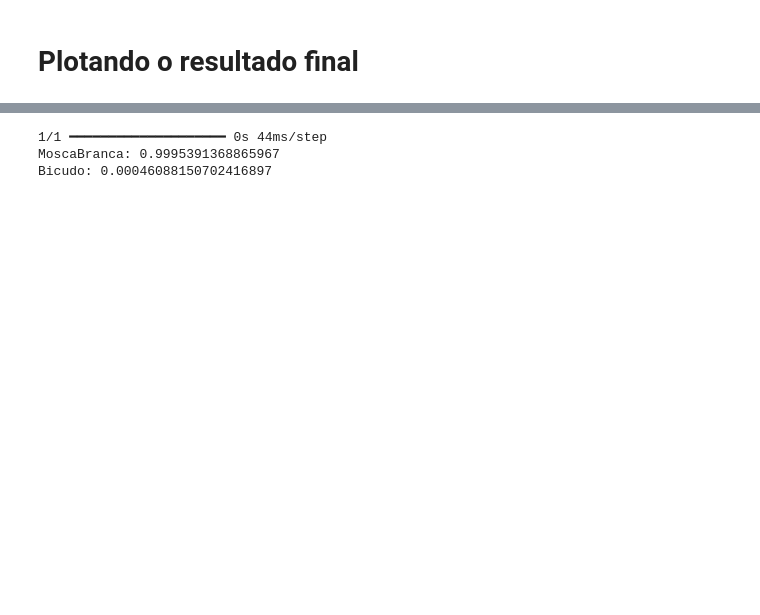
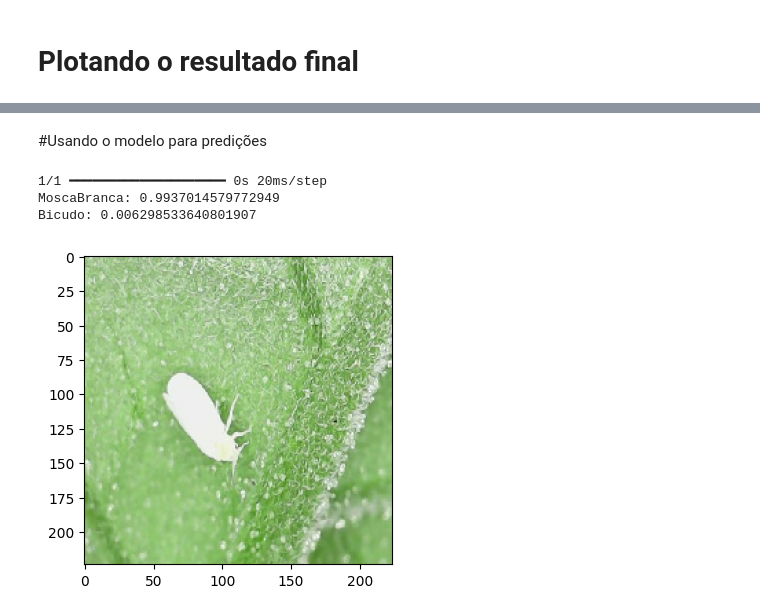
Before and after one commit to phaa/dio-baires-dev, a Jupyter notebook: dio_transfer_learning.ipynb, the cells around one changed output, grey strips where cells are left out. Drawn from its saved outputs; the diff is of its cells as text; code cells hidden in the pictures; blank space fills up the shorter version.

```diff
--- a/dio_transfer_learning.ipynb
+++ b/dio_transfer_learning.ipynb
@@ -297,0 +302,7 @@ Acurácia no conjunto de testes: 0.90625
+# %%
+img, x = get_image('/content/BairesDev-DIO/Dataset-Pragas/MoscaBranca/MoscaBranca04.png')
+probabilities = model.predict([x])
+split_categories = list(map(lambda cat: cat.split('/')[-1], categories))
+
+for i in range(probabilities.size):
+  print('{0}: {1}'.format(split_categories[i], probabilities[0][i]))
@@ -437,11 +450,18 @@ Acurácia no conjunto de testes: 0.96875
+# %% [markdown]
+#Usando o modelo para predições
 # %%
 img, x = get_image('/content/BairesDev-DIO/Dataset-Pragas/MoscaBranca/MoscaBranca04.png')
+
+plt.figure(figsize=(20,4))
+plt.imshow(img);
+
 probabilities = model_new.predict([x])
 split_categories = list(map(lambda cat: cat.split('/')[-1], categories))
 
 for i in range(probabilities.size):
   print('{0}: {1}'.format(split_categories[i], probabilities[0][i]))
 # %% [output]
-1/1 ━━━━━━━━━━━━━━━━━━━━ 0s 44ms/step
-MoscaBranca: 0.9995391368865967
-Bicudo: 0.00046088150702416897
+1/1 ━━━━━━━━━━━━━━━━━━━━ 0s 20ms/step
+MoscaBranca: 0.9937014579772949
+Bicudo: 0.006298533640801907
+[figure, added]
```
Also changed, not shown: parts of 17 cells of this notebook.
